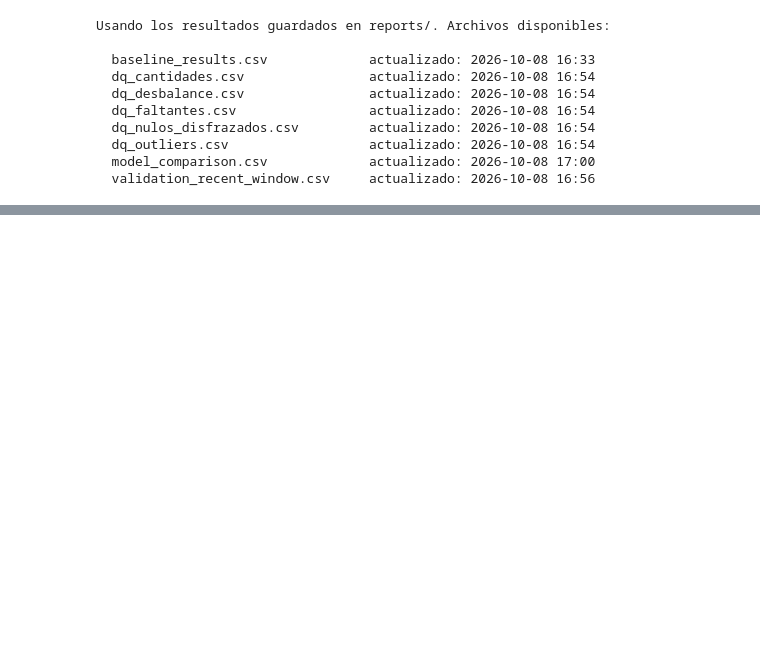
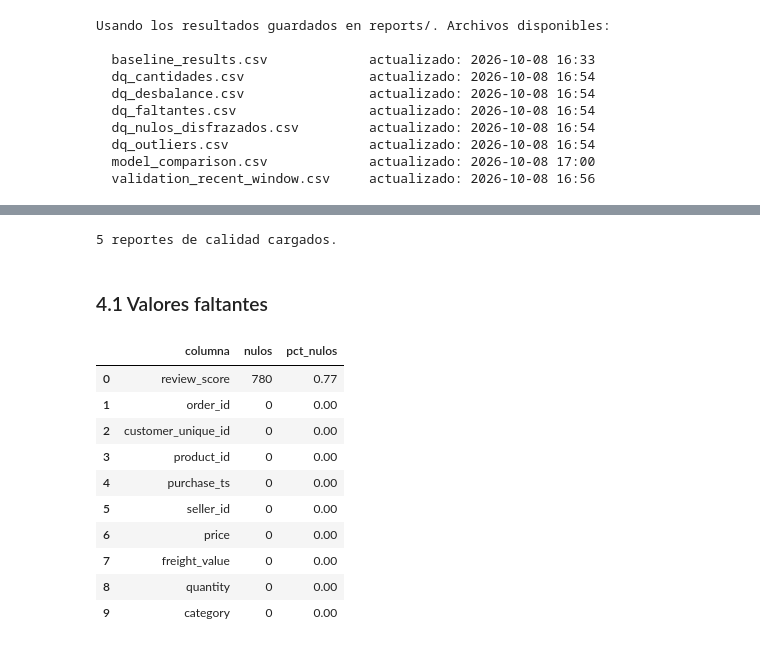
Before and after one commit to DynamoConsultoriaDataSolutions/dynamo-recsys-olist, a Jupyter notebook: notebooks/02_dd_pipeline_reproducible.ipynb, the cells around one changed output, grey strips where cells are left out. Drawn from its saved outputs; the diff is of its cells as text; code cells hidden in the pictures; blank space fills up the shorter version.

```diff
--- a/notebooks/02_dd_pipeline_reproducible.ipynb
+++ b/notebooks/02_dd_pipeline_reproducible.ipynb
@@ -82,0 +113,25 @@ Usando los resultados guardados en reports/. Archivos disponibles:
+# %%
+faltantes= pd.read_csv(REPORTS_DIR / "dq_faltantes.csv")
+disfrazados= pd.read_csv(REPORTS_DIR / "dq_nulos_disfrazados.csv")
+outliers= pd.read_csv(REPORTS_DIR / "dq_outliers.csv")
+cantidades= pd.read_csv(REPORTS_DIR / "dq_cantidades.csv")
+desbalance= pd.read_csv(REPORTS_DIR / "dq_desbalance.csv")
+print("5 reportes de calidad cargados.")
+# %% [output]
+5 reportes de calidad cargados.
+# %% [markdown]
+### 4.1 Valores faltantes
+# %%
+faltantes
+# %% [output]
+|  | columna | nulos | pct_nulos |
+| 0 | review_score | 780 | 0.77 |
+| 1 | order_id | 0 | 0.00 |
+| 2 | customer_unique_id | 0 | 0.00 |
+| 3 | product_id | 0 | 0.00 |
+| 4 | purchase_ts | 0 | 0.00 |
+| 5 | seller_id | 0 | 0.00 |
+| 6 | price | 0 | 0.00 |
+| 7 | freight_value | 0 | 0.00 |
+| 8 | quantity | 0 | 0.00 |
+| 9 | category | 0 | 0.00 |
```
Also changed, not shown: parts of 11 cells of this notebook.
